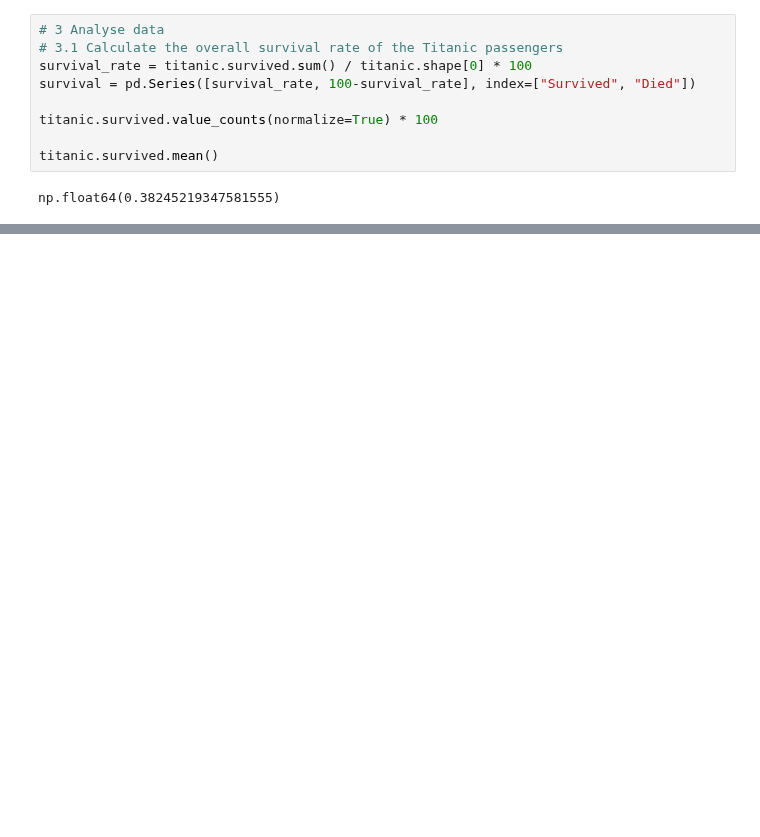
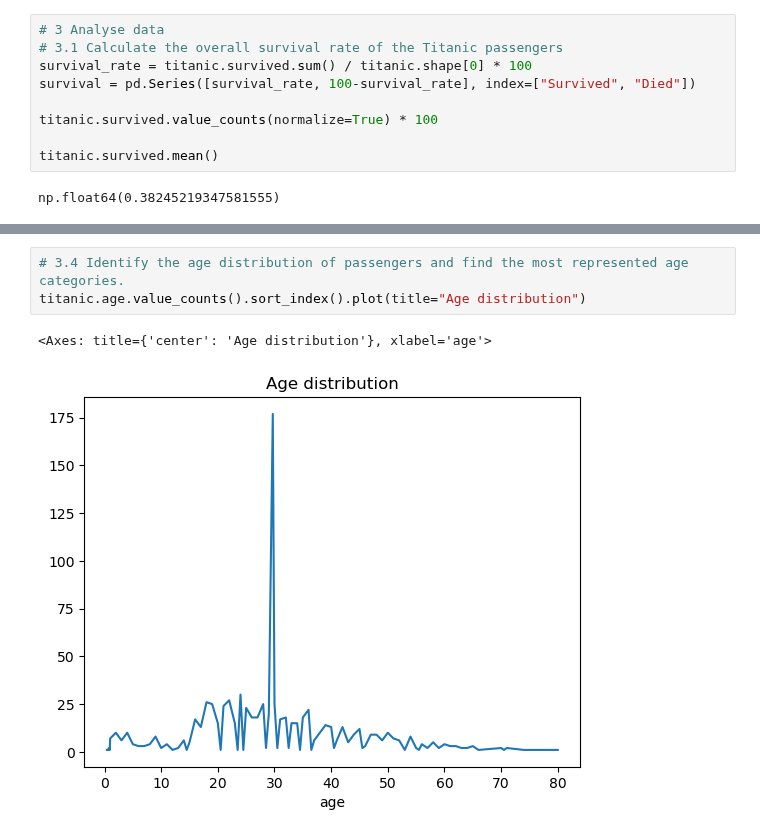
Before and after one commit to moiap13/nomades_python_programming_langugage, a Jupyter notebook: numpy_pandas/student_exercises/corrections/pandas/titanic/titanic.ipynb, the cells around one changed output, grey strips where cells are left out. Cells and saved outputs as stored; diff of their text form; blank space fills up the shorter version.

```diff
--- a/numpy_pandas/student_exercises/corrections/pandas/titanic/titanic.ipynb
+++ b/numpy_pandas/student_exercises/corrections/pandas/titanic/titanic.ipynb
@@ -134,0 +147,6 @@ group = titanic.groupby(["pclass", "embarked"])
+# %%
+# 3.4 Identify the age distribution of passengers and find the most represented age categories.
+titanic.age.value_counts().sort_index().plot(title="Age distribution")
+# %% [output]
+<Axes: title={'center': 'Age distribution'}, xlabel='age'>
+[figure, added]
```
Also changed, not shown: parts of 18 cells of this notebook, 18 other files.
